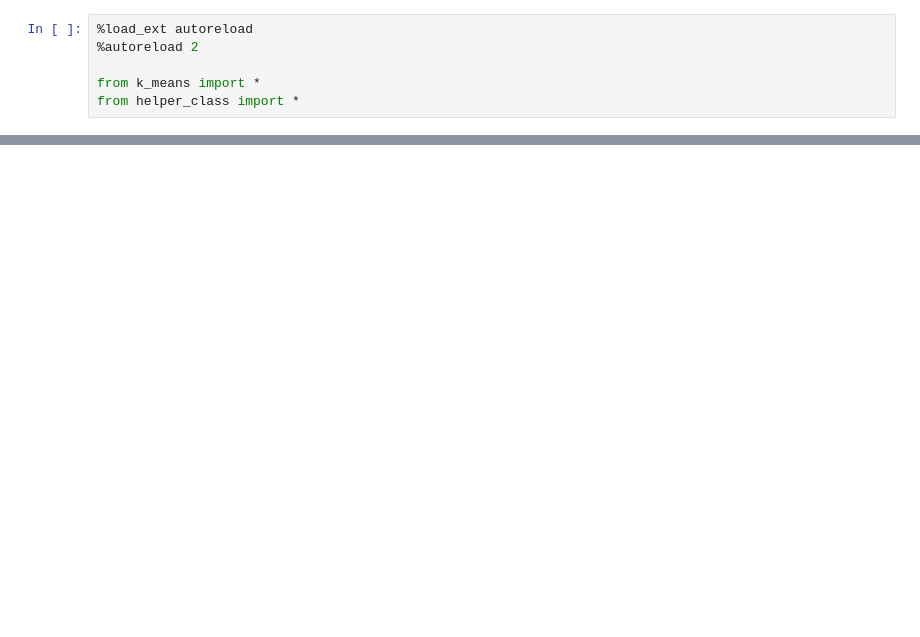
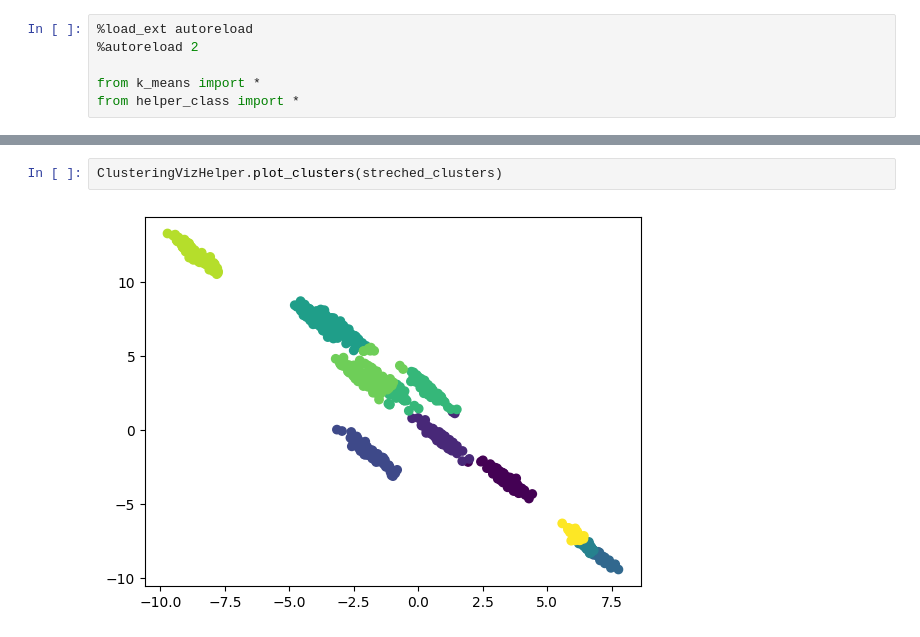
Before and after one commit to DwarfGiant26/ml-practice, a Jupyter notebook: clustering/test.ipynb, the cells around one changed output, grey strips where cells are left out. Saved outputs shown, nothing was run; the diff lists cells and outputs as text; blank space fills up the shorter version.

```diff
--- a/clustering/test.ipynb
+++ b/clustering/test.ipynb
@@ -19,0 +23,4 @@ ClusteringVizHelper.plot_clusters(clusters)
+# %%
+ClusteringVizHelper.plot_clusters(streched_clusters)
+# %% [output]
+[figure, added]
```
Also changed, not shown: parts of 4 cells of this notebook, 1 other file.
